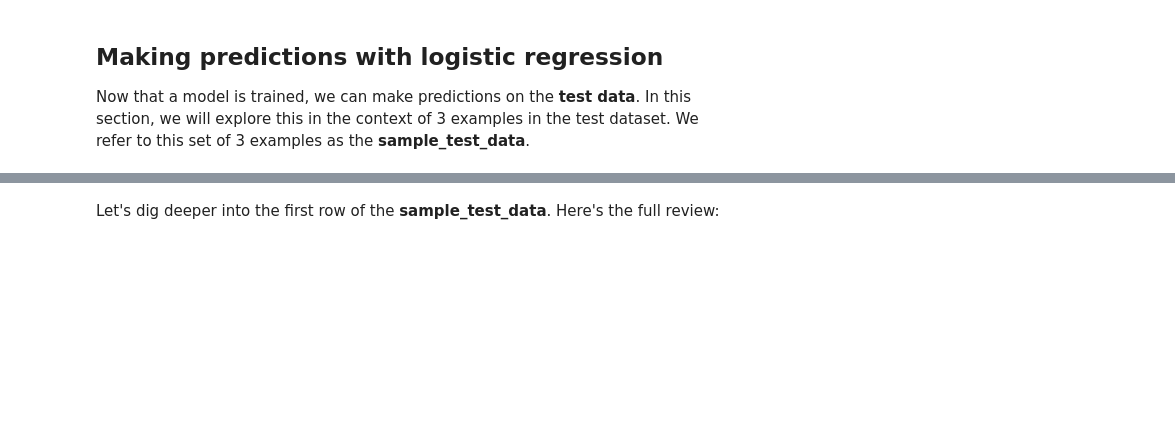
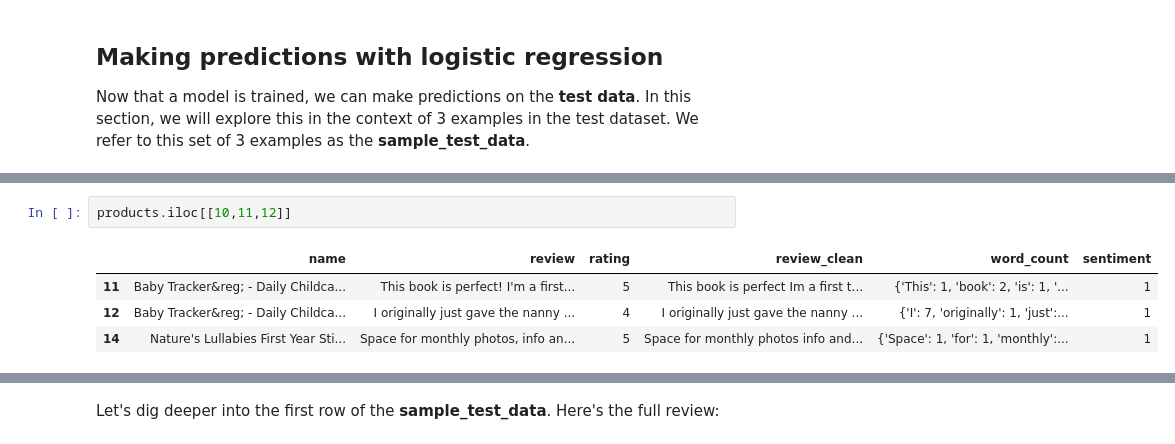
Before and after one commit to dinhngoc267/Machine-Learning-Specialization, a Jupyter notebook: Classification/CLA02-NB01.ipynb, the cells around one changed output, grey strips where cells are left out. Saved outputs shown, nothing was run; the diff lists cells and outputs as text; blank space fills up the shorter version.

```diff
--- a/Classification/CLA02-NB01.ipynb
+++ b/Classification/CLA02-NB01.ipynb
@@ -129,0 +246,7 @@ sample_test_data
+# %%
+products.iloc[[10,11,12]]
+# %% [output]
+|  | name | review | rating | review_clean | word_count | sentiment |
+| 11 | Baby Tracker&reg; - Daily Childca... | This book is perfect! I'm a first... | 5 | This book is perfect Im a first t... | {'This': 1, 'book': 2, 'is': 1, '... | 1 |
+| 12 | Baby Tracker&reg; - Daily Childca... | I originally just gave the nanny ... | 4 | I originally just gave the nanny ... | {'I': 7, 'originally': 1, 'just':... | 1 |
+| 14 | Nature's Lullabies First Year Sti... | Space for monthly photos, info an... | 5 | Space for monthly photos info and... | {'Space': 1, 'for': 1, 'monthly':... | 1 |
```
Also changed, not shown: parts of 72 cells of this notebook, 2 other files.
